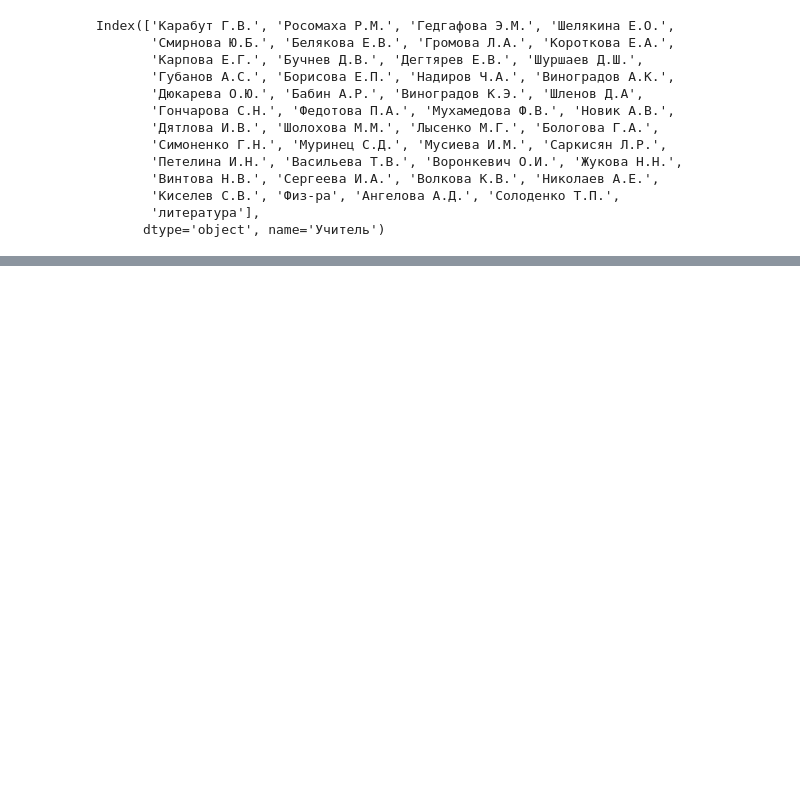
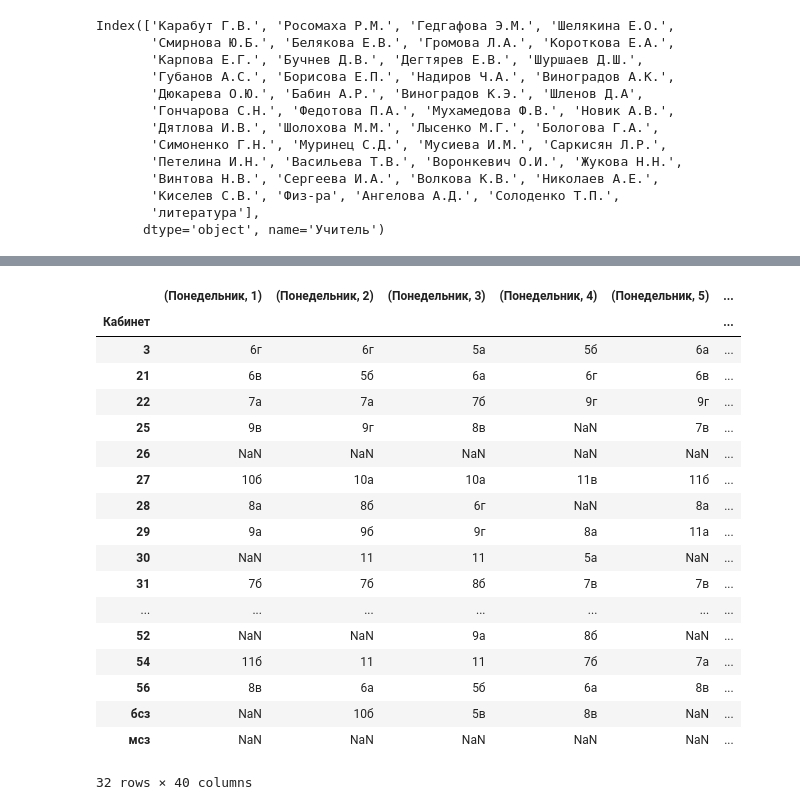
Before and after one commit to chisem29/DiaryDevelopment, a Jupyter notebook: API/test.ipynb, the cells around one changed output, grey strips where cells are left out. Drawn from its saved outputs; the diff is of its cells as text; code cells hidden in the pictures; blank space fills up the shorter version.

```diff
--- a/API/test.ipynb
+++ b/API/test.ipynb
@@ -295,0 +330,24 @@ Index(['Карабут Г.В.', 'Росомаха Р.М.', 'Гедгафова
+# %%
+dataClass = getBasicLessonsData('ClassRooms')
+
+dataClass
+# %% [output]
+|  | (Понедельник, 1) | (Понедельник, 2) | (Понедельник, 3) | (Понедельник, 4) | (Понедельник, 5) | ... |
+| Кабинет |  |  |  |  |  | ... |
+| 3 | 6г | 6г | 5а | 5б | 6а | ... |
+| 21 | 6в | 5б | 6а | 6г | 6в | ... |
+| 22 | 7а | 7а | 7б | 9г | 9г | ... |
+| 25 | 9в | 9г | 8в | NaN | 7в | ... |
+| 26 | NaN | NaN | NaN | NaN | NaN | ... |
+| 27 | 10б | 10а | 10а | 11в | 11б | ... |
+| 28 | 8а | 8б | 6г | NaN | 8а | ... |
+| 29 | 9а | 9б | 9г | 8а | 11а | ... |
+| 30 | NaN | 11 | 11 | 5а | NaN | ... |
+| 31 | 7б | 7б | 8б | 7в | 7в | ... |
+| ... | ... | ... | ... | ... | ... | ... |
+| 52 | NaN | NaN | 9а | 8б | NaN | ... |
+| 54 | 11б | 11 | 11 | 7б | 7а | ... |
+| 56 | 8в | 6а | 5б | 6а | 8в | ... |
+| бсз | NaN | 10б | 5в | 8в | NaN | ... |
+| мсз | NaN | NaN | NaN | NaN | NaN | ... |
+32 rows × 40 columns
```
Also changed, not shown: parts of 7 cells of this notebook, 9 other files.
